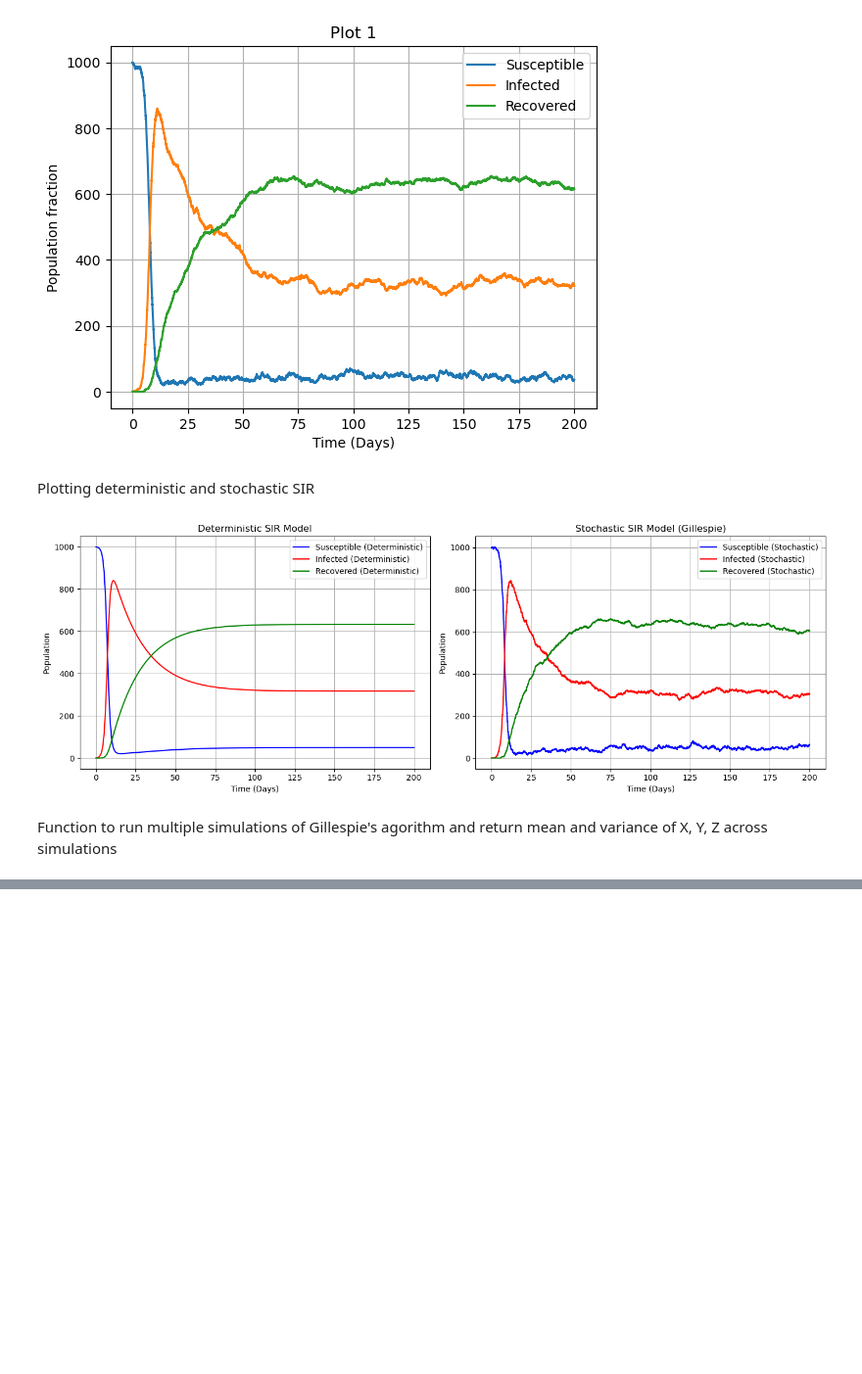
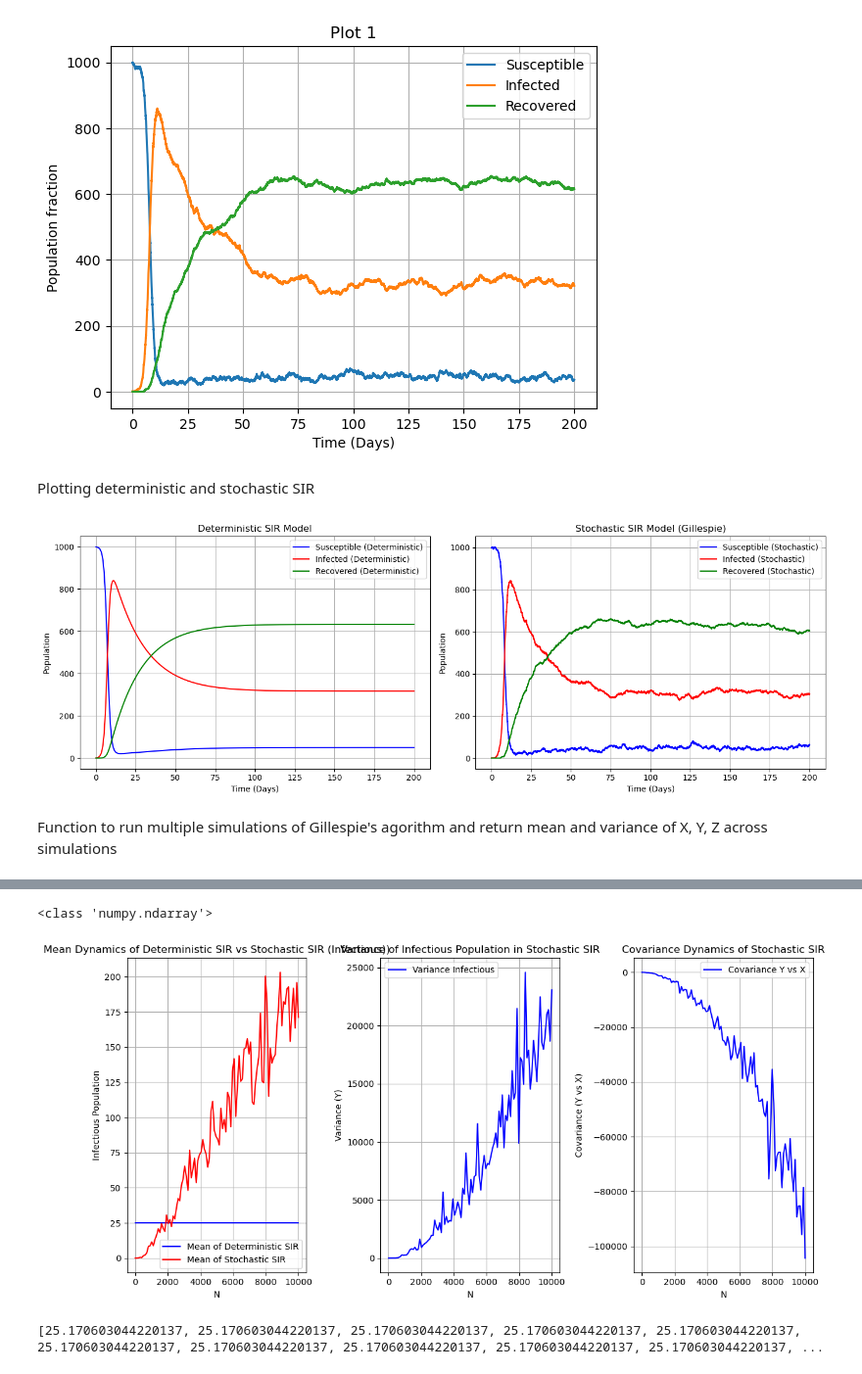
Before and after one commit to zoeazra/CLS-Ass-2, a Jupyter notebook: assignment 2.ipynb, the cells around one changed output, grey strips where cells are left out. Shown at 98% size. Cells and saved outputs as stored; diff of their text form; code cells hidden in the pictures; blank space fills up the shorter version.

```diff
--- a/assignment 2.ipynb
+++ b/assignment 2.ipynb
@@ -331,0 +371,73 @@ Final variance of Infected: 4356.990035929102
+# %%
+N_diff = np.linspace(2, 10000, 100)
+Y0_diff = np.linspace(2, 1000, 50)
+beta_diff = np.linspace(0, 10, 20)
+gamma_diff = np.linspace(0, 10, 20)
+mu_diff = np.linspace(0, 3, 20)
+
+
+beta = 1
+gamma = 1/3
+mu = 1/60
+sims = 50
+
+fig, axes = plt.subplots(1, 3, figsize = (12,6))
+
+def diff_params(N_diff, Y0, beta, gamma, mu):
+
+    mean_deter = []
+    mean_stoch = []
+    var_Y = []
+    cov_XY = []
+
+    for n in np.nditer(N_diff):
+
+        X0 = n - 1
+        Y0 = 1
+        Z0 = 0
+
+        time_p, mean_Xs, mean_Ys, var_Xs, var_Ys, all_Xs, all_Ys = run_stoch_sim(sims, X0, Y0, Z0, beta, gamma, mu, n, tend = 100)
+        mean_Yd = mean_det_inf(sims, X0, Y0, Z0, Yd, beta, gamma, mu, n, tend = 100)
+        cov_Xs_Ys = covariance(all_Xs, all_Ys, mean_Xs, mean_Ys, tend = 100)
+
+        mean_deter.append(mean_Yd[-1])
+        mean_stoch.append(mean_Ys[-1])
+        var_Y.append(var_Ys[-1])
+        cov_XY.append(cov_Xs_Ys[-1])
+
+    axes[0].plot(N_diff, mean_deter, label='Mean of Deterministic SIR', color='blue')
+    axes[0].plot(N_diff, mean_stoch, label='Mean of Stochastic SIR', color='red')
+    axes[0].set_title("Mean Dynamics of Deterministic SIR vs Stochastic SIR (Infectious))")
+    axes[0].set_xlabel("N")
+    axes[0].set_ylabel("Infectious Population")
+    axes[0].legend()
+    axes[0].grid(True)
+
+    # Plot Variance on the second subplot (axes[1])
+    axes[1].plot(N_diff, var_Y, label='Variance Infectious', color='blue')
+    axes[1].set_title("Variance of Infectious Population in Stochastic SIR")
+    axes[1].set_xlabel("N")
+    axes[1].set_ylabel("Variance (Y)")
+    axes[1].legend()
+    axes[1].grid(True)
+
+    axes[2].plot(N_diff, cov_XY, label='Covariance Y vs X', color='blue')
+    axes[2].set_title("Covariance Dynamics of Stochastic SIR")
+    axes[2].set_xlabel("N")
+    axes[2].set_ylabel("Covariance (Y vs X)")
+    axes[2].legend()
+    axes[2].grid(True)
+
+    plt.tight_layout()
+    plt.show()
+
+    return mean_deter
+
+
+print(type(N_diff))
+mean_deter = diff_params(N_diff, Y0, beta, gamma, mu)
+print(mean_deter)
+# %% [output]
+<class 'numpy.ndarray'>
+[figure, added]
+[25.170603044220137, 25.170603044220137, 25.170603044220137, 25.170603044220137, 25.170603044220137, 25.170603044220137, 25.170603044220137, 25.170603044220137, 25.170603044220137, 25.170603044220137, ...
```
Also changed, not shown: parts of 2 cells of this notebook.
